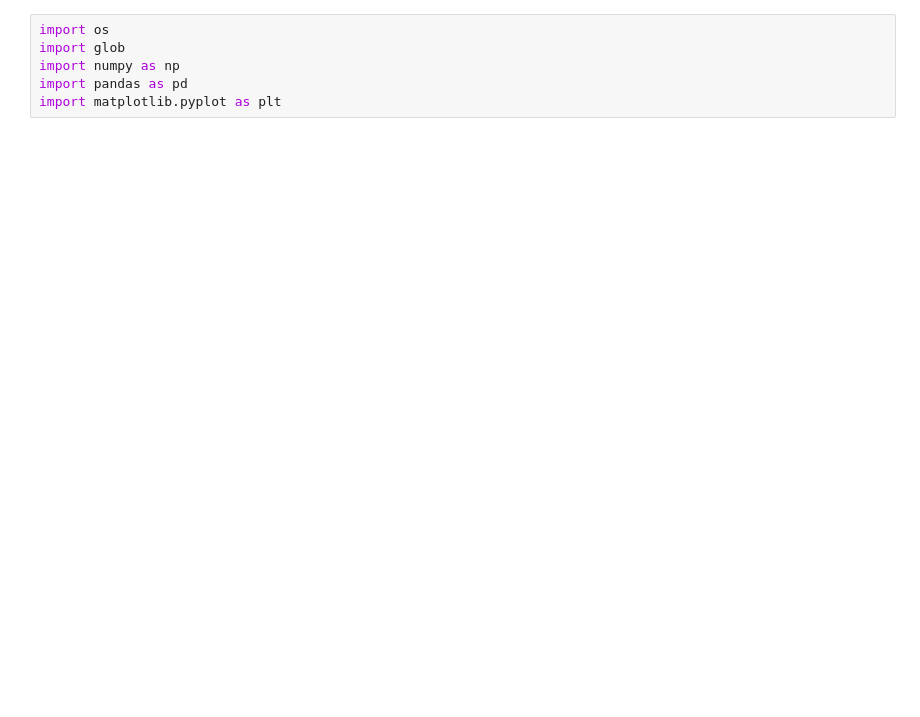
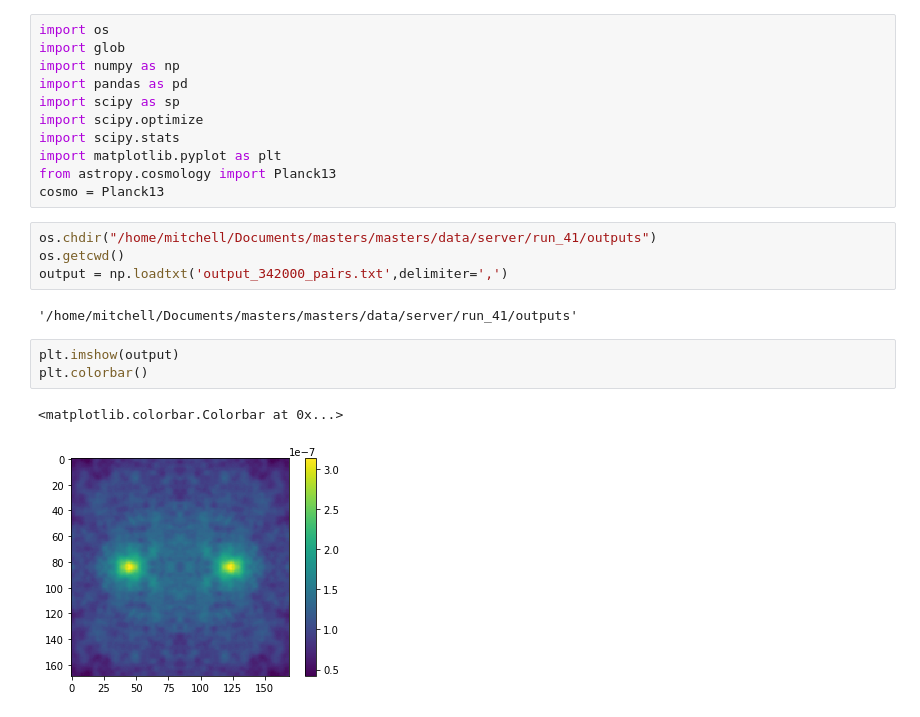
Before and after one commit to mdezylva/masters, a Jupyter notebook: Notebooks/Post_Stacking.ipynb, the cells around one changed output. Cells and saved outputs as stored; diff of their text form; blank space fills up the shorter version.

```diff
--- a/Notebooks/Post_Stacking.ipynb
+++ b/Notebooks/Post_Stacking.ipynb
@@ -3,4 +3,21 @@ import os
 import glob
 import numpy as np
 import pandas as pd
+import scipy as sp
+import scipy.optimize
+import scipy.stats
 import matplotlib.pyplot as plt
+from astropy.cosmology import Planck13
+cosmo = Planck13
+# %%
+os.chdir("/home/mitchell/Documents/masters/masters/data/server/run_41/outputs")
+os.getcwd()
+output = np.loadtxt('output_342000_pairs.txt',delimiter=',')
+# %% [output]
+'/home/mitchell/Documents/masters/masters/data/server/run_41/outputs'
+# %%
+plt.imshow(output)
+plt.colorbar()
+# %% [output]
+<matplotlib.colorbar.Colorbar at 0x...>
+[figure, added]
```
Also changed, not shown: parts of 25 cells of this notebook, 36 other files.
